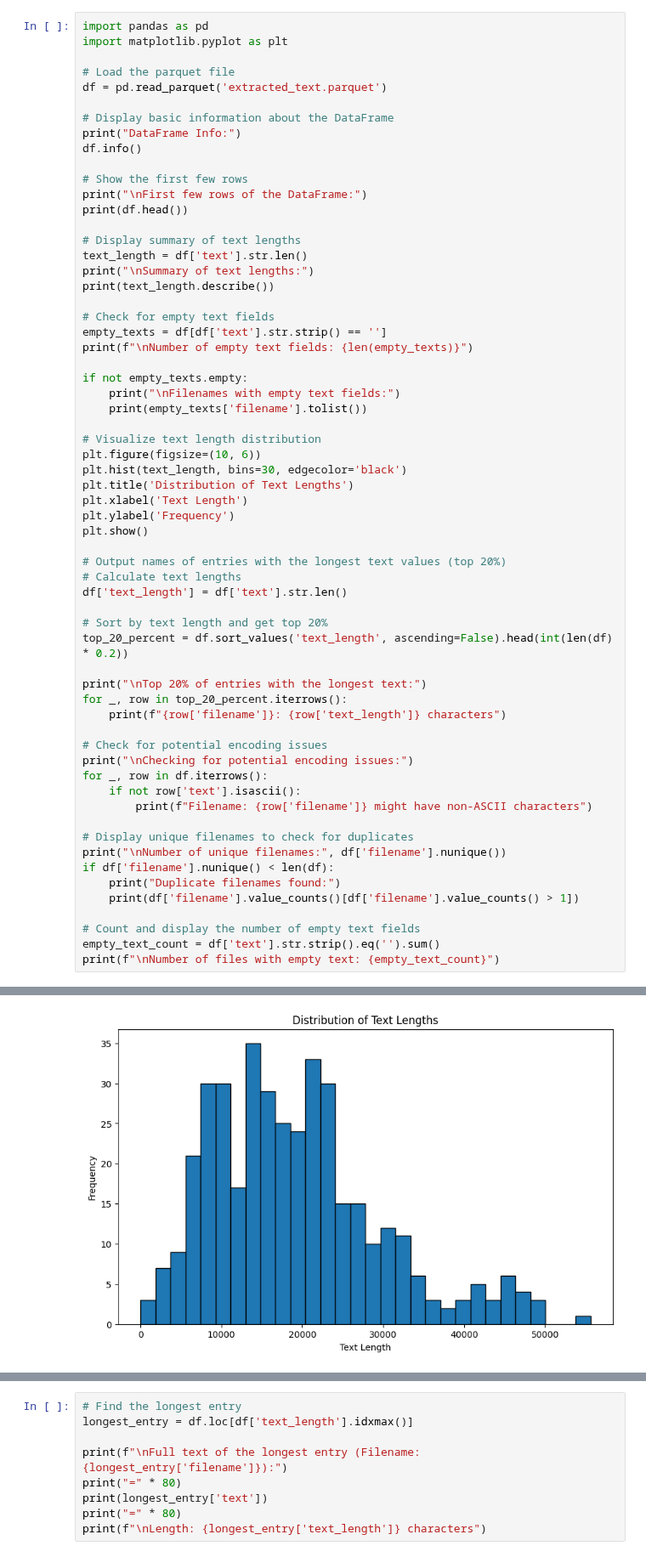
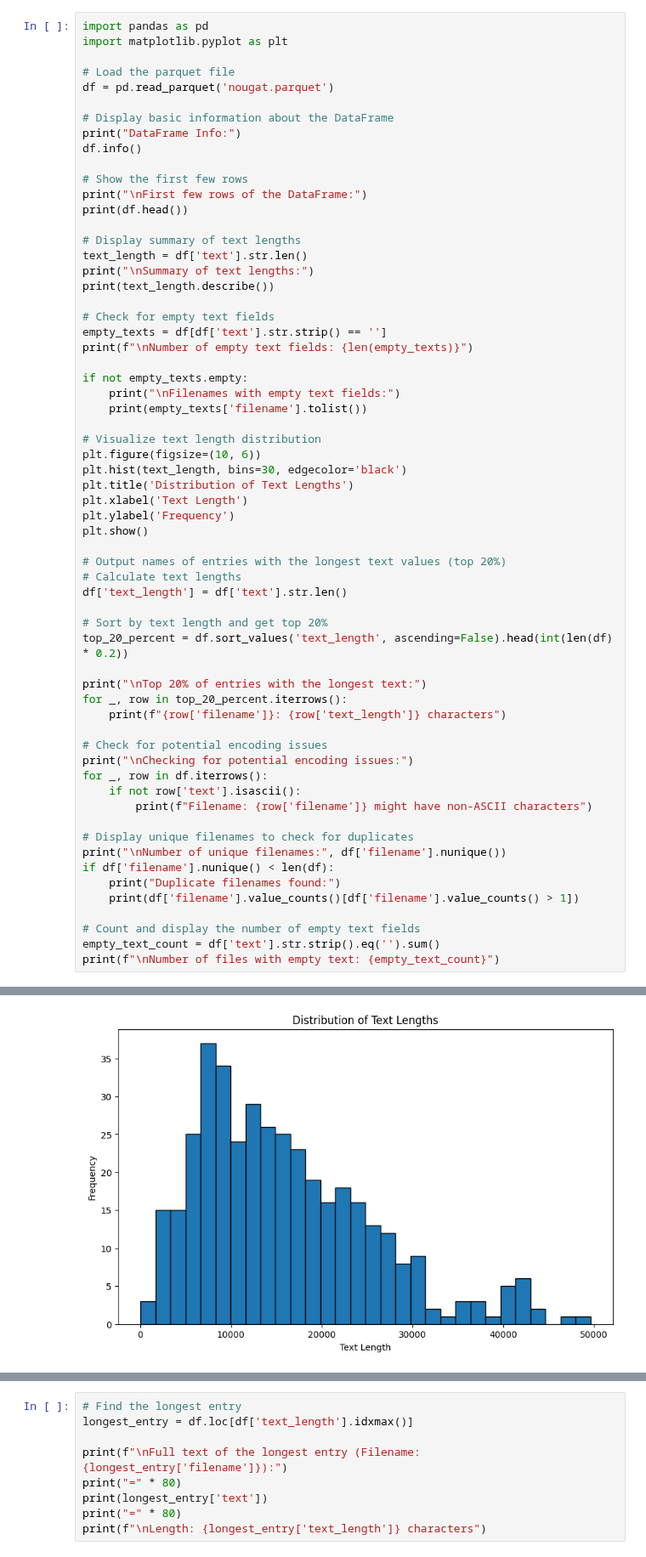
Before and after one commit to chemnet-io/ballena, a Jupyter notebook: nougat_OCR/parquet_explore.ipynb, the cells around one changed output, grey strips where cells are left out. Shown at 85% size. Drawn from its saved outputs; the diff is of its cells as text.

Commit message:
started finetuning with nougat data

```diff
--- a/pypdfextraction/parquet_explore.ipynb
+++ b/nougat_OCR/parquet_explore.ipynb
@@ -52,7 +52,7 @@ import pandas as pd
 import matplotlib.pyplot as plt
 
 # Load the parquet file
-df = pd.read_parquet('extracted_text.parquet')
+df = pd.read_parquet('nougat.parquet')
 
 # Display basic information about the DataFrame
 print("DataFrame Info:")
@@ -130,2 +130,2 @@ Filenames with empty text fields:
-[figure, old version]
+[figure, new version]
 Top 20% of entries with the longest text:
```
Also changed, not shown: parts of 2 cells of this notebook, 18 other files.
